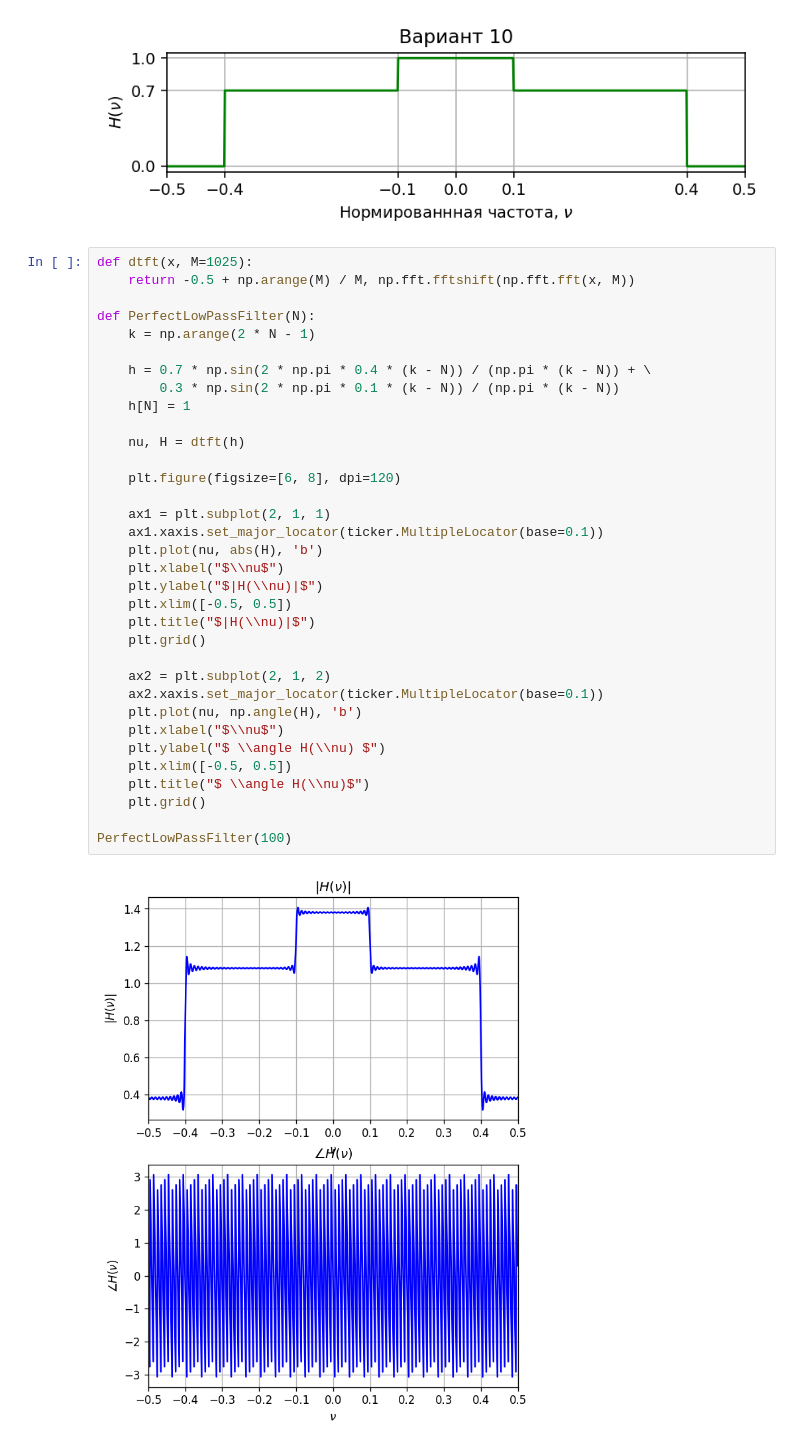
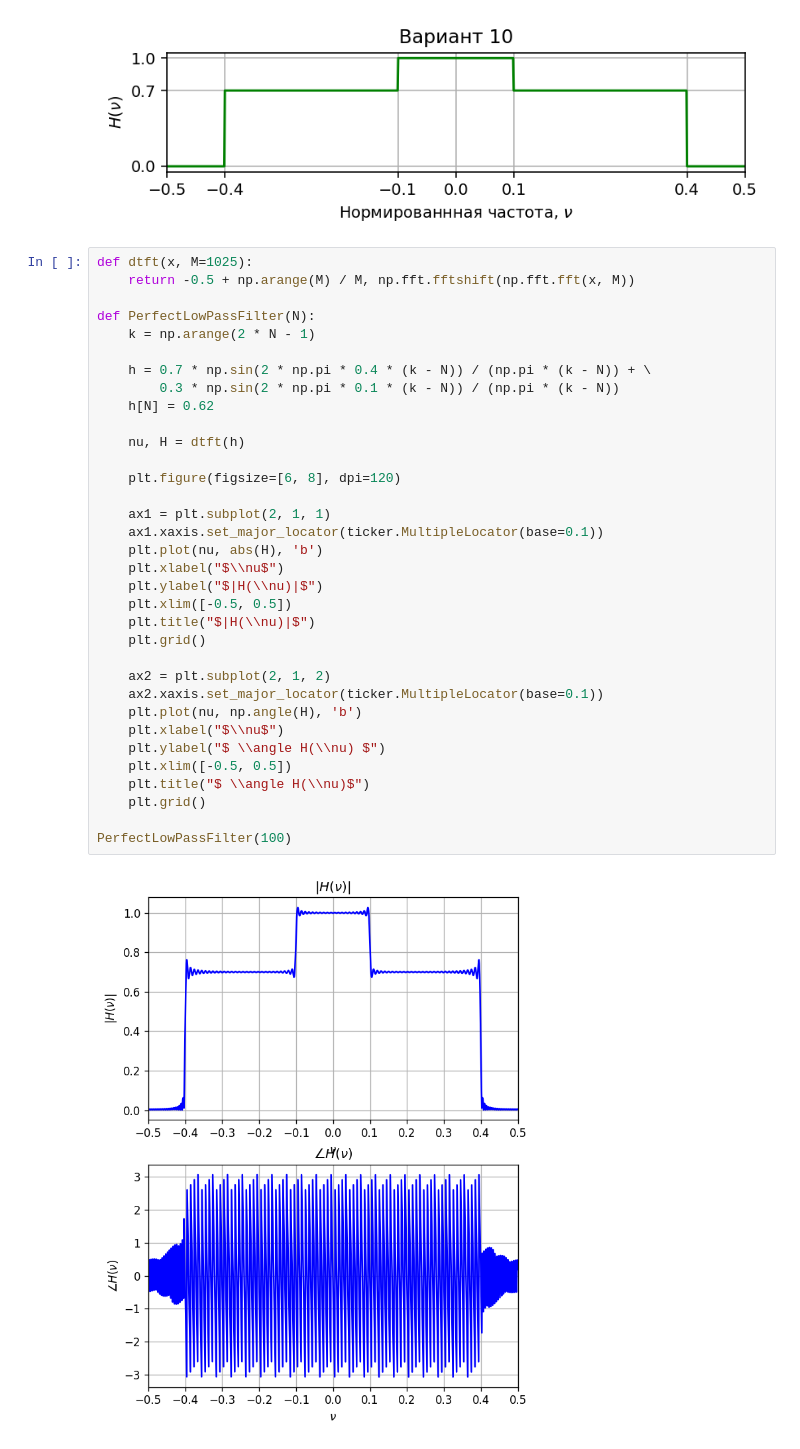
Before and after one commit to Panterrich/DSP, a Jupyter notebook: dsp_lab2.ipynb, the cells around one changed output. Cells and saved outputs as stored; diff of their text form.

```diff
--- a/dsp_lab2.ipynb
+++ b/dsp_lab2.ipynb
@@ -339,32 +339,32 @@ def dtft(x, M=1025):
 def PerfectLowPassFilter(N):
     k = np.arange(2 * N - 1)
 
     h = 0.7 * np.sin(2 * np.pi * 0.4 * (k - N)) / (np.pi * (k - N)) + \
         0.3 * np.sin(2 * np.pi * 0.1 * (k - N)) / (np.pi * (k - N))
-    h[N] = 1
+    h[N] = 0.62
 
     nu, H = dtft(h)
 
     plt.figure(figsize=[6, 8], dpi=120)
 
     ax1 = plt.subplot(2, 1, 1)
     ax1.xaxis.set_major_locator(ticker.MultipleLocator(base=0.1))
     plt.plot(nu, abs(H), 'b')
     plt.xlabel("$\\nu$")
     plt.ylabel("$|H(\\nu)|$")
     plt.xlim([-0.5, 0.5])
     plt.title("$|H(\\nu)|$")
     plt.grid()
 
     ax2 = plt.subplot(2, 1, 2)
     ax2.xaxis.set_major_locator(ticker.MultipleLocator(base=0.1))
     plt.plot(nu, np.angle(H), 'b')
     plt.xlabel("$\\nu$")
     plt.ylabel("$ \\angle H(\\nu) $")
     plt.xlim([-0.5, 0.5])
     plt.title("$ \\angle H(\\nu)$")
     plt.grid()
 
 PerfectLowPassFilter(100)
 # %% [output]
-[figure, old version]
+[figure, new version]
```
Also changed, not shown: 2 other files.
